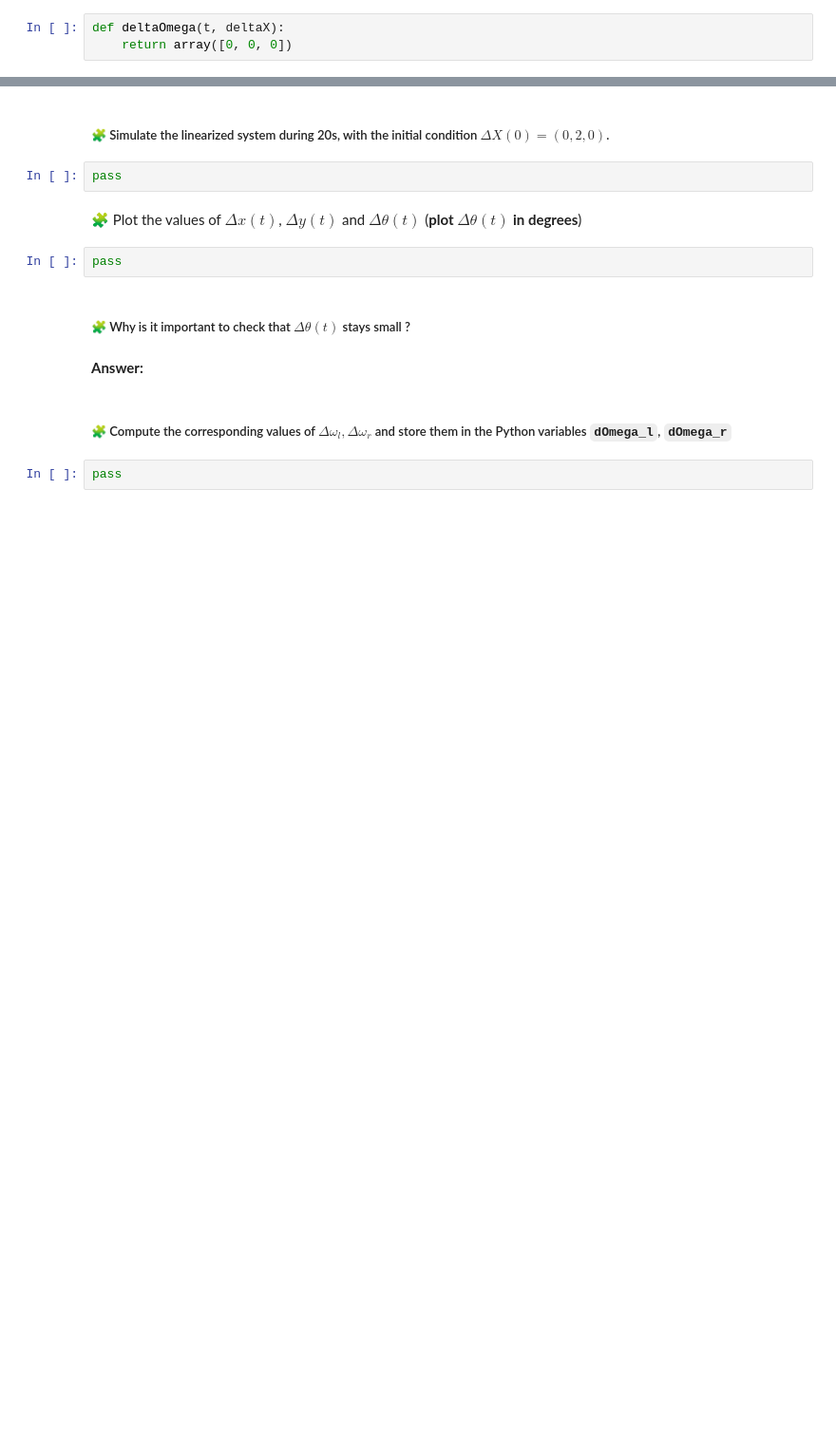
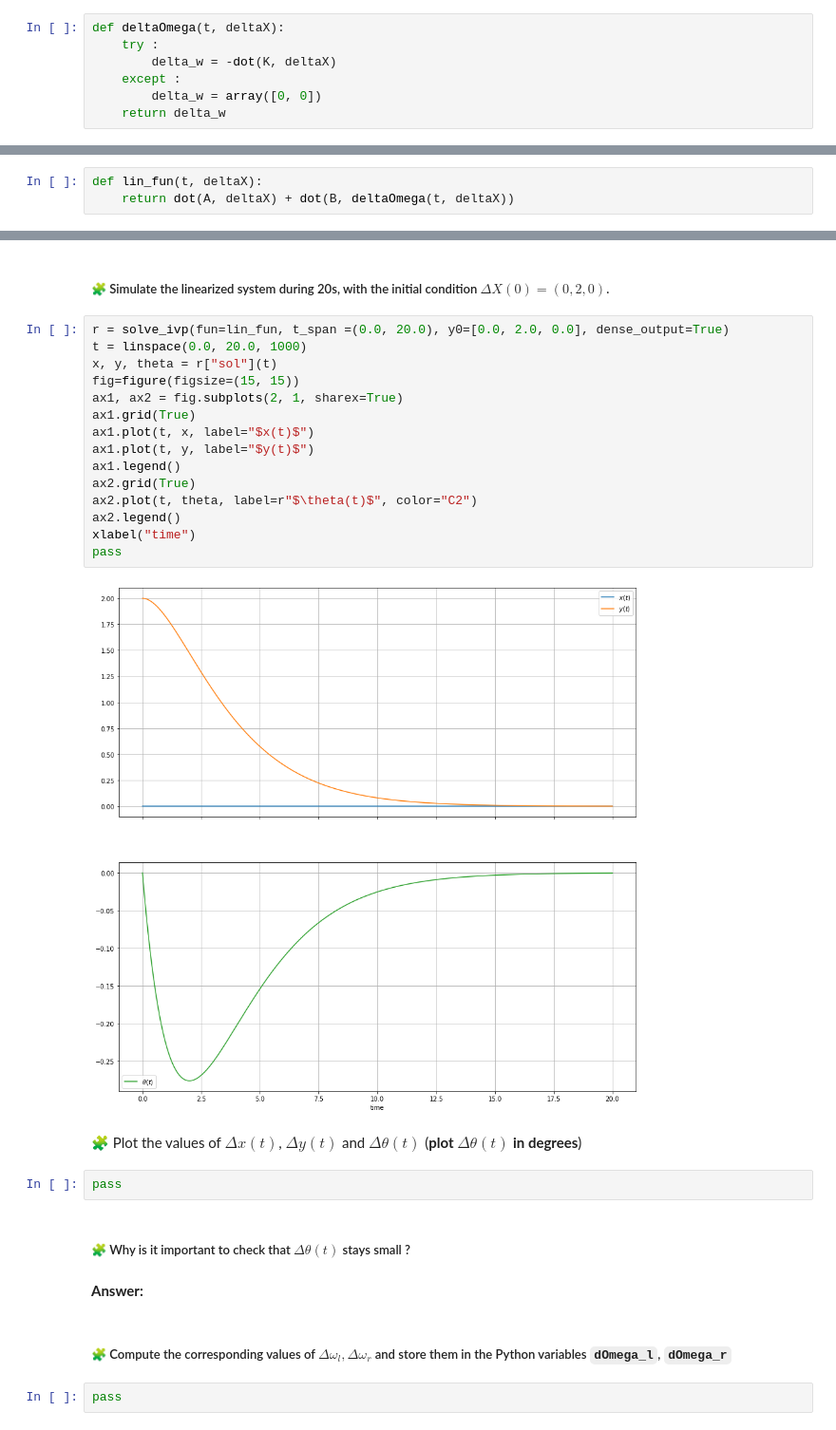
Before and after one commit to Said-taoussi/Control-engineering-with-python, a Jupyter notebook: Project-2.ipynb, the cells around one changed output, grey strips where cells are left out. Shown: that part at 95% size. Drawn from its saved outputs; the diff is of its cells as text; blank space fills up the shorter version.

```diff
--- a/Project-2.ipynb
+++ b/Project-2.ipynb
@@ -634,6 +634,10 @@ This is the matrix B :
 The linear model has to be fed with some $\Delta\omega$ input. Like for the nonlinear system, we define a function $\Delta\omega(t,\Delta_X)$ that computes the input of the linearized system. For example, if we do not want any correction to the reference input, we set:
 # %%
 def deltaOmega(t, deltaX):
-    return array([0, 0, 0])
+    try :
+        delta_w = -dot(K, deltaX)
+    except :
+        delta_w = array([0, 0])
+    return delta_w
 # %% [markdown]
 ##### 🧩 Using this function `deltaOmega`, define a function `lin_fun` that computes $d{\Delta X}/dt$ given the arguments `t` and `deltaX`$.
@@ -643,3 +644,6 @@ def lin_fun(t, deltaX):
+# %%
+def lin_fun(t, deltaX):
+    return dot(A, deltaX) + dot(B, deltaOmega(t, deltaX))
 # %% [markdown]
 ### Controller Design on the linearized system
 # %% [markdown]
@@ -659,7 +672,22 @@ pass
 # %% [markdown]
 ##### 🧩 Simulate the linearized system during 20s, with the initial condition $\Delta X(0) = (0,2,0)$.
-# %%
-pass
+# %%
+r = solve_ivp(fun=lin_fun, t_span =(0.0, 20.0), y0=[0.0, 2.0, 0.0], dense_output=True)
+t = linspace(0.0, 20.0, 1000)
+x, y, theta = r["sol"](t)
+fig=figure(figsize=(15, 15))
+ax1, ax2 = fig.subplots(2, 1, sharex=True)
+ax1.grid(True)
+ax1.plot(t, x, label="$x(t)$")
+ax1.plot(t, y, label="$y(t)$")
+ax1.legend()
+ax2.grid(True)
+ax2.plot(t, theta, label=r"$\theta(t)$", color="C2")
+ax2.legend()
+xlabel("time")
+pass
+# %% [output]
+[figure, added]
 # %% [markdown]
 🧩 Plot the values of $\Delta x(t)$, $\Delta y(t)$ and $\Delta\theta(t)$ (**plot $\Delta\theta(t)$ in degrees**)
 # %%
```
Also changed, not shown: parts of 5 cells of this notebook.
